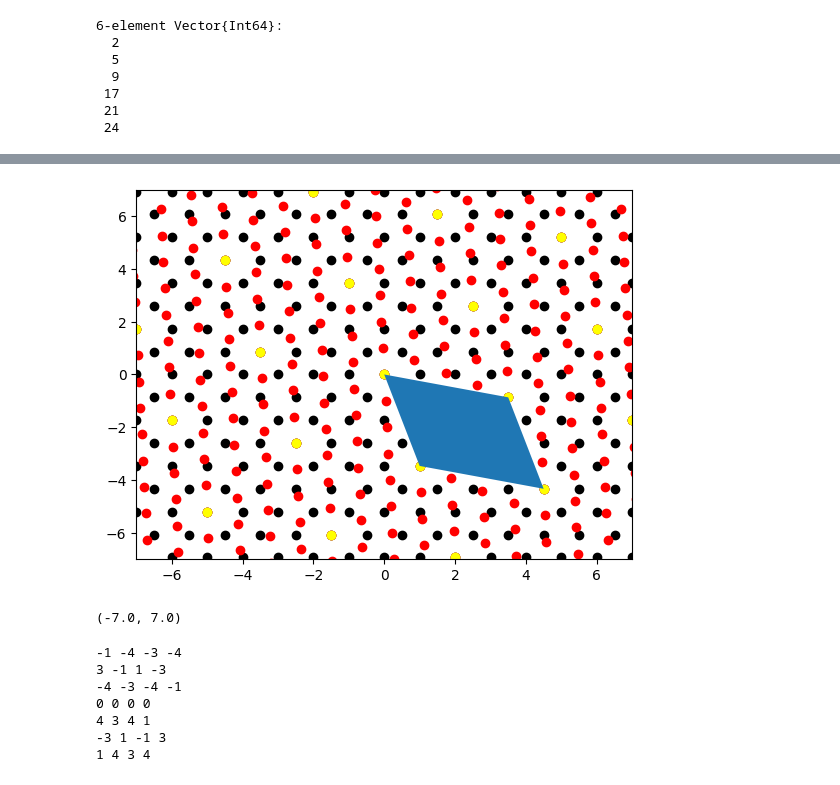
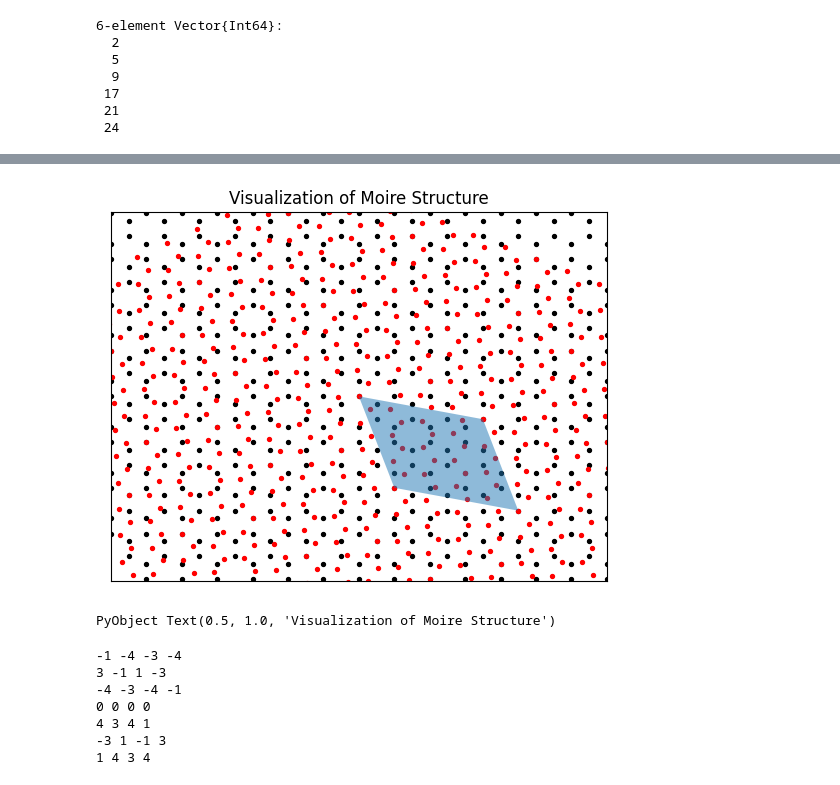
Before and after one commit to AliGhorashiCMT/Plasmons_Paper, a Jupyter notebook: Moire_Figs/Make_Lattice_13.ipynb, the cells around one changed output, grey strips where cells are left out. Cells and saved outputs as stored; diff of their text form; code cells hidden in the pictures.

Commit message:
Moire moire visualizations

```diff
--- a/Moire_Figs/Make_Lattice_13.ipynb
+++ b/Moire_Figs/Make_Lattice_13.ipynb
@@ -63,3 +60,5 @@ z2 = rot(θ)*w2
 2-element Vector{Float64}:
  -0.8846153846153847
   0.4663213712685438
+# %%
+translation = hcat(z1, z2)*superlattice_to_layer2*[1/3, 2/3]
@@ -113,13 +98,18 @@ xlim(-7, 7)
 # %%
-[scatter(lattpoint..., color="black") for lattpoint in lattpoints1]
-[scatter(lattpoint..., color="red") for lattpoint in lattpoints2]
-[scatter(lattpoint..., color="yellow") for lattpoint in intersect(lattpoints1, lattpoints2)]
-fill([0, lattpoints3[6][1], lattpoints3[5][1], lattpoints3[12][1]], [0, lattpoints3[6][2], lattpoints3[5][2], lattpoints3[12][2]])
+[scatter(lattpoint..., color="black", 8) for lattpoint in lattpoints1]
+[scatter((lattpoint .+ [0, 1/sqrt(3)])..., color="black", 8) for lattpoint in lattpoints1]
+
+[scatter((lattpoint .+ translation)..., color="red", 8) for lattpoint in lattpoints2]
+[scatter((lattpoint .+ rot(θ)*[0, 1/sqrt(3)] .+ translation )..., color="red", 8) for lattpoint in lattpoints2]
+fill([0, lattpoints3[6][1], lattpoints3[5][1], lattpoints3[12][1]], [0, lattpoints3[6][2], lattpoints3[5][2], lattpoints3[12][2]], alpha=0.5)
 ylim(-7, 7)
 xlim(-7, 7)
+xticks(Float64[])
+yticks(Float64[])
+title("Visualization of Moire Structure")
 # %% [output]
-[figure, old version]
+[figure, new version]
-(-7.0, 7.0)
+PyObject Text(0.5, 1.0, 'Visualization of Moire Structure')
 # %%
 θ = acos(11/13)
 
```
Also changed, not shown: parts of 5 cells of this notebook, 1 other file.
